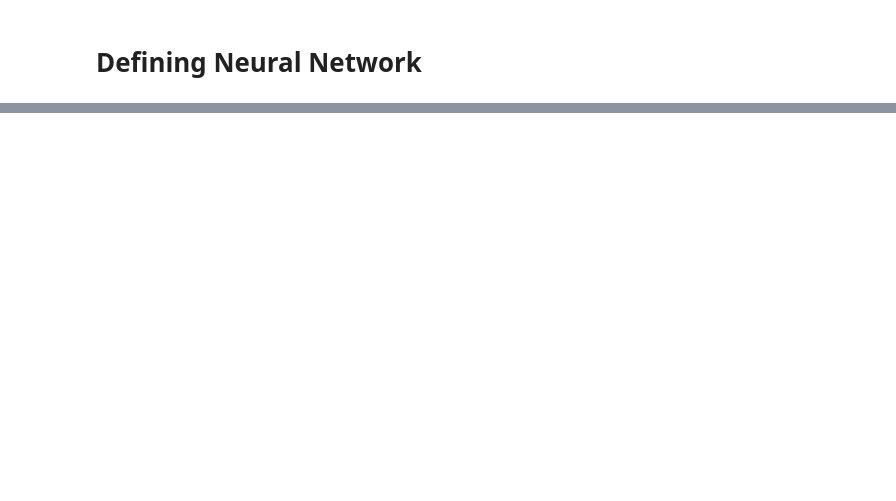
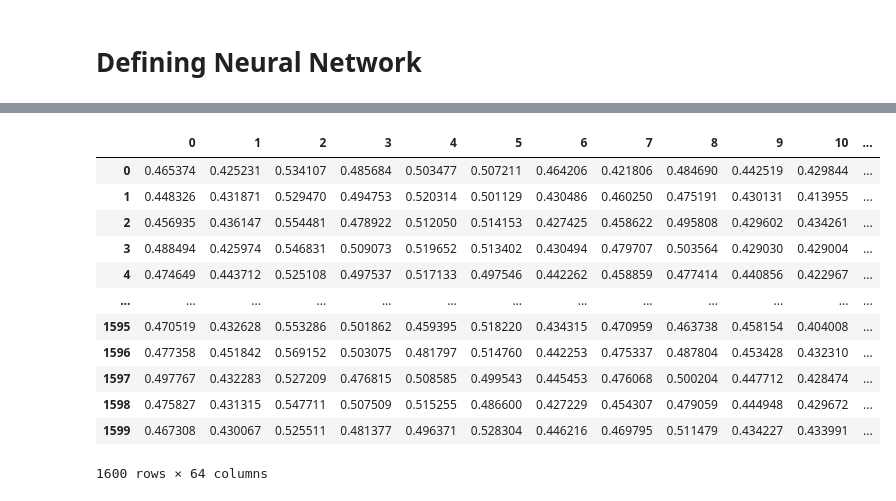
Before and after one commit to vasvarym/FakeNewsProject, a Jupyter notebook: nelasentiment.ipynb, the cells around one changed output, grey strips where cells are left out. Saved outputs shown, nothing was run; the diff lists cells and outputs as text; code cells hidden in the pictures; blank space fills up the shorter version.

Commit message:
small changes in LSTM

```diff
--- a/nelasentiment.ipynb
+++ b/nelasentiment.ipynb
@@ -651,3 +728,11 @@ model.compile(optimizer='adam', loss='binary_crossentropy', metrics=['accuracy']
+# %%
+#Defining Neural Network
+model = Sequential()
+#Non-trainable embeddidng layer
+model.add(Embedding(vocab_size+1, output_dim=embedding_dim, weights=[embeddings_matrix], input_length=max_length, trainable=False))
+model.add(LSTM(units=128 , return_sequences = True , recurrent_dropout = 0.25 , dropout = 0.25))
+model.add(LSTM(units=64 , recurrent_dropout = 0.1 , dropout = 0.1))
+model.compile(optimizer='adam', loss='binary_crossentropy', metrics=['accuracy'])
 # %%
 model.summary()
 # %% [output]
@@ -666,4 +751,4 @@ Trainable params: 117,377
 Non-trainable params: 3,848,900
 _________________________________________________________________
 # %%
-history = model.fit(X_train, y_train, validation_data = (X_test,y_test) , epochs=5)
+asd = model.fit(X_train, y_train, validation_data = (X_test,y_test) , epochs=20)
@@ -669,0 +757,2 @@ history = model.fit(X_train, y_train, validation_data = (X_test,y_test) , epochs
+# %%
+history = model.predict(X_train)
@@ -669,0 +761,2 @@ history = model.fit(X_train, y_train, validation_data = (X_test,y_test) , epochs
+# %%
+temp = pd.DataFrame(history)
@@ -669,0 +765,16 @@ history = model.fit(X_train, y_train, validation_data = (X_test,y_test) , epochs
+# %%
+temp
+# %% [output]
+|  | 0 | 1 | 2 | 3 | 4 | 5 | 6 | 7 | 8 | 9 | 10 | ... |
+| 0 | 0.465374 | 0.425231 | 0.534107 | 0.485684 | 0.503477 | 0.507211 | 0.464206 | 0.421806 | 0.484690 | 0.442519 | 0.429844 | ... |
+| 1 | 0.448326 | 0.431871 | 0.529470 | 0.494753 | 0.520314 | 0.501129 | 0.430486 | 0.460250 | 0.475191 | 0.430131 | 0.413955 | ... |
+| 2 | 0.456935 | 0.436147 | 0.554481 | 0.478922 | 0.512050 | 0.514153 | 0.427425 | 0.458622 | 0.495808 | 0.429602 | 0.434261 | ... |
+| 3 | 0.488494 | 0.425974 | 0.546831 | 0.509073 | 0.519652 | 0.513402 | 0.430494 | 0.479707 | 0.503564 | 0.429030 | 0.429004 | ... |
+| 4 | 0.474649 | 0.443712 | 0.525108 | 0.497537 | 0.517133 | 0.497546 | 0.442262 | 0.458859 | 0.477414 | 0.440856 | 0.422967 | ... |
+| ... | ... | ... | ... | ... | ... | ... | ... | ... | ... | ... | ... | ... |
+| 1595 | 0.470519 | 0.432628 | 0.553286 | 0.501862 | 0.459395 | 0.518220 | 0.434315 | 0.470959 | 0.463738 | 0.458154 | 0.404008 | ... |
+| 1596 | 0.477358 | 0.451842 | 0.569152 | 0.503075 | 0.481797 | 0.514760 | 0.442253 | 0.475337 | 0.487804 | 0.453428 | 0.432310 | ... |
+| 1597 | 0.497767 | 0.432283 | 0.527209 | 0.476815 | 0.508585 | 0.499543 | 0.445453 | 0.476068 | 0.500204 | 0.447712 | 0.428474 | ... |
+| 1598 | 0.475827 | 0.431315 | 0.547711 | 0.507509 | 0.515255 | 0.486600 | 0.427229 | 0.454307 | 0.479059 | 0.444948 | 0.429672 | ... |
+| 1599 | 0.467308 | 0.430067 | 0.525511 | 0.481377 | 0.496371 | 0.528304 | 0.446216 | 0.469795 | 0.511479 | 0.434227 | 0.433991 | ... |
+1600 rows × 64 columns
```
Also changed, not shown: parts of 77 cells of this notebook.
